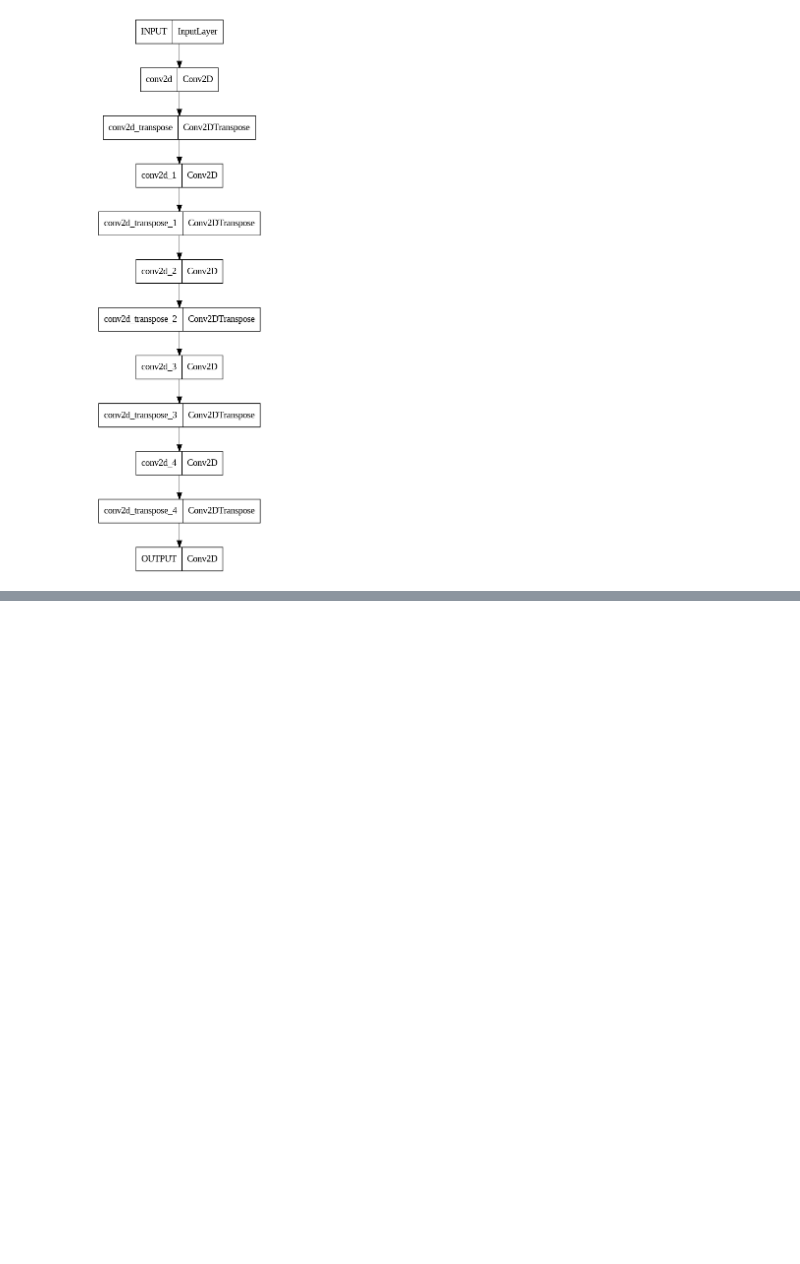
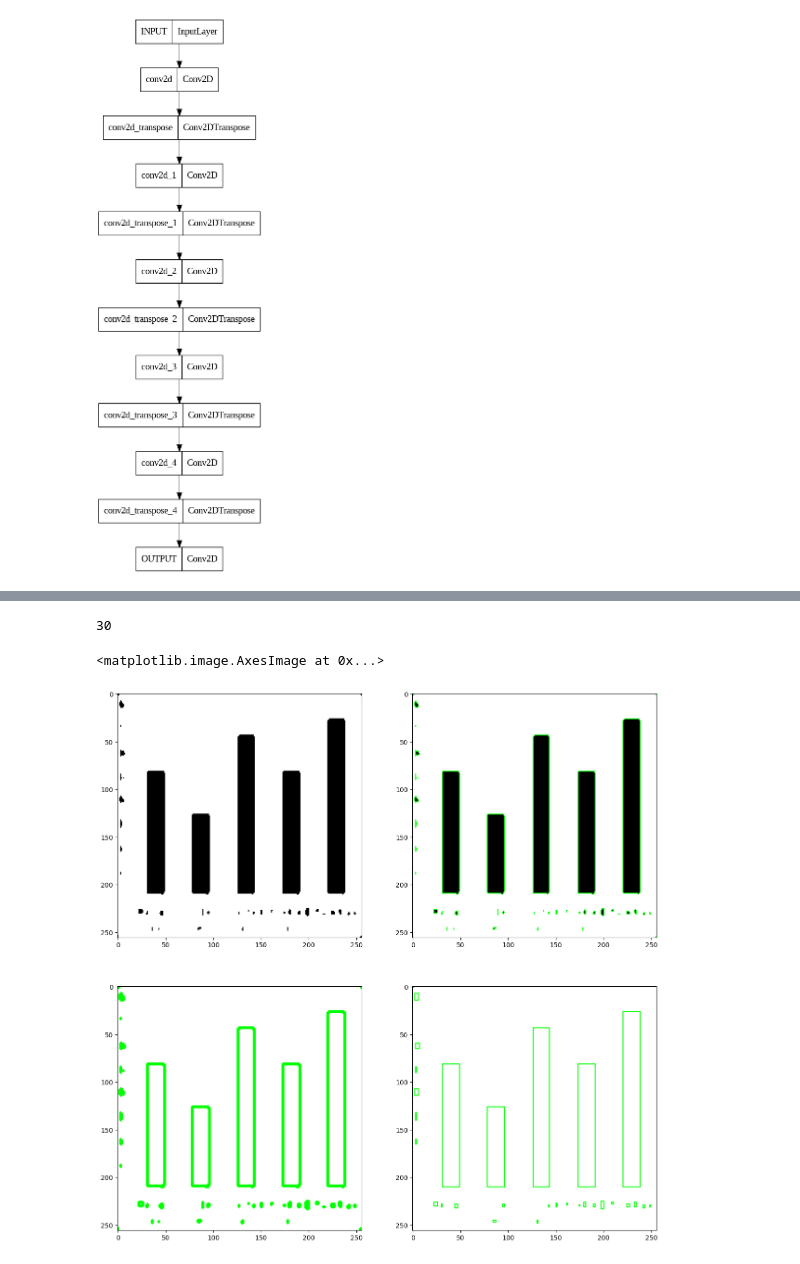
Before and after one commit to nucontreras/artificial-intelligence-scripts, a Jupyter notebook: FSCN/Barras/bar_chart_old.ipynb, the cells around one changed output, grey strips where cells are left out. Drawn from its saved outputs; the diff is of its cells as text; code cells hidden in the pictures; blank space fills up the shorter version.

```diff
--- a/FSCN/Barras/bar_chart_old.ipynb
+++ b/FSCN/Barras/bar_chart_old.ipynb
@@ -404,7 +429,7 @@ img_path = path_bar_chart_db + "dataset/DB graficos internet/Barras Verticales/C
 
 # print(segmented.astype(np.uint8).dtype)
 
-segmented = segment(img_path, m)
+segmented = segment(img_path, model_loaded)
 
 # Invert de blanco con negro para encontrar los contours
 contours, hierarchy = cv2.findContours(np.where((segmented==0), 1, 0).astype(np.uint8), cv2.RETR_TREE, cv2.CHAIN_APPROX_SIMPLE)
@@ -428,11 +453,13 @@ print(len(contours))
 
 img = np.ones((256, 256, 3)) * 255
 for bar in contours:
-  x_min = bar[:,0,0].min()
-  x_max = bar[:,0,0].max()
-  y_min = bar[:,0,1].min()
-  y_max = bar[:,0,1].max()
+    x_min = bar[:,0,0].min()
+    x_max = bar[:,0,0].max()
+    y_min = bar[:,0,1].min()
+    y_max = bar[:,0,1].max()
 
-  cv2.rectangle(img,(x_min, y_min), (x_max, y_max), (0,255,0), 1)
+    cv2.rectangle(img,(x_min, y_min), (x_max, y_max), (0,255,0), 1)
+
 plt.subplot(2, 2, 4)
 plt.imshow(img)
+# %% [output]
@@ -439,3 +469,6 @@ plt.imshow(img)
+30
+<matplotlib.image.AxesImage at 0x...>
+[figure, added]
 # %%
 def test_and_save():
     pass
```
Also changed, not shown: parts of 28 cells of this notebook.
